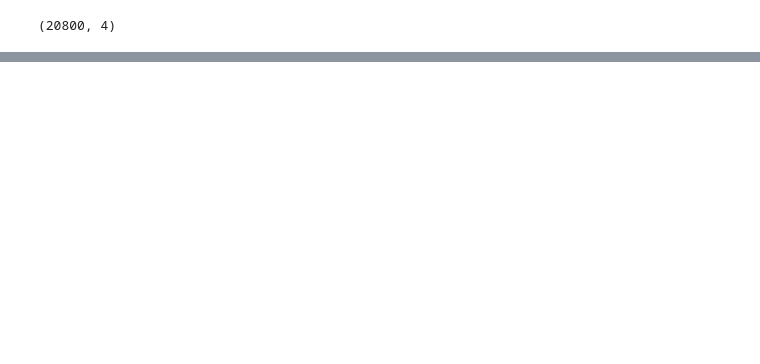
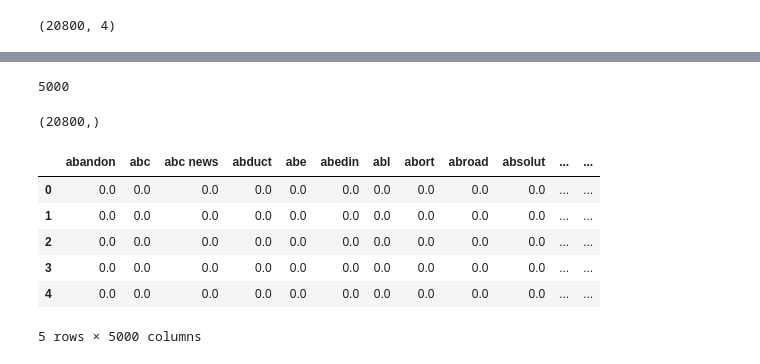
Before and after one commit to anshulsingh8101/Fake_news_classifier, a Jupyter notebook: fake_news_LSTM.ipynb, the cells around one changed output, grey strips where cells are left out. Drawn from its saved outputs; the diff is of its cells as text; code cells hidden in the pictures; blank space fills up the shorter version.

```diff
--- a/fake_news_LSTM.ipynb
+++ b/fake_news_LSTM.ipynb
@@ -425,0 +146,2 @@ Submission CSV is ready!
+# %%
+messages = X.copy()
@@ -425,0 +170,21 @@ Submission CSV is ready!
+# %%
+import re
+from nltk.corpus import stopwords
+from nltk.stem.porter import PorterStemmer
+# Creating a corpus
+ps = PorterStemmer()
+corpus = []
+
+for i in range(0, len(messages)):
+    # substituing the regular expression
+    reviews = re.sub('[^a-zA-Z]', ' ', messages['title'][i])
+    # make everything to lower again
+    reviews = reviews.lower()
+    # making split possible, such that we can implement porter stemming
+    reviews = reviews.split()
+    # applying steming and ignoring the stops words, we will append it into a list and make reviews = []
+    reviews = [ps.stem(word) for word in reviews if not word in stopwords.words('english')]
+    # join the reviews back again
+    reviews = ' '.join(reviews)
+    # appending into the corpus list
+    corpus.append(reviews)
@@ -425,0 +471,8 @@ Submission CSV is ready!
+# %%
+len(model_tfidf.get_feature_names())
+# %% [output]
+5000
+# %%
+y.shape
+# %% [output]
+(20800,)
@@ -425,0 +483,11 @@ Submission CSV is ready!
+# %%
+count_df = pd.DataFrame(X_train, columns=model_tfidf.get_feature_names())
+count_df.head()
+# %% [output]
+|  | abandon | abc | abc news | abduct | abe | abedin | abl | abort | abroad | absolut | ... | ... |
+| 0 | 0.0 | 0.0 | 0.0 | 0.0 | 0.0 | 0.0 | 0.0 | 0.0 | 0.0 | 0.0 | ... | ... |
+| 1 | 0.0 | 0.0 | 0.0 | 0.0 | 0.0 | 0.0 | 0.0 | 0.0 | 0.0 | 0.0 | ... | ... |
+| 2 | 0.0 | 0.0 | 0.0 | 0.0 | 0.0 | 0.0 | 0.0 | 0.0 | 0.0 | 0.0 | ... | ... |
+| 3 | 0.0 | 0.0 | 0.0 | 0.0 | 0.0 | 0.0 | 0.0 | 0.0 | 0.0 | 0.0 | ... | ... |
+| 4 | 0.0 | 0.0 | 0.0 | 0.0 | 0.0 | 0.0 | 0.0 | 0.0 | 0.0 | 0.0 | ... | ... |
+5 rows × 5000 columns
```
Also changed, not shown: parts of 113 cells of this notebook.
